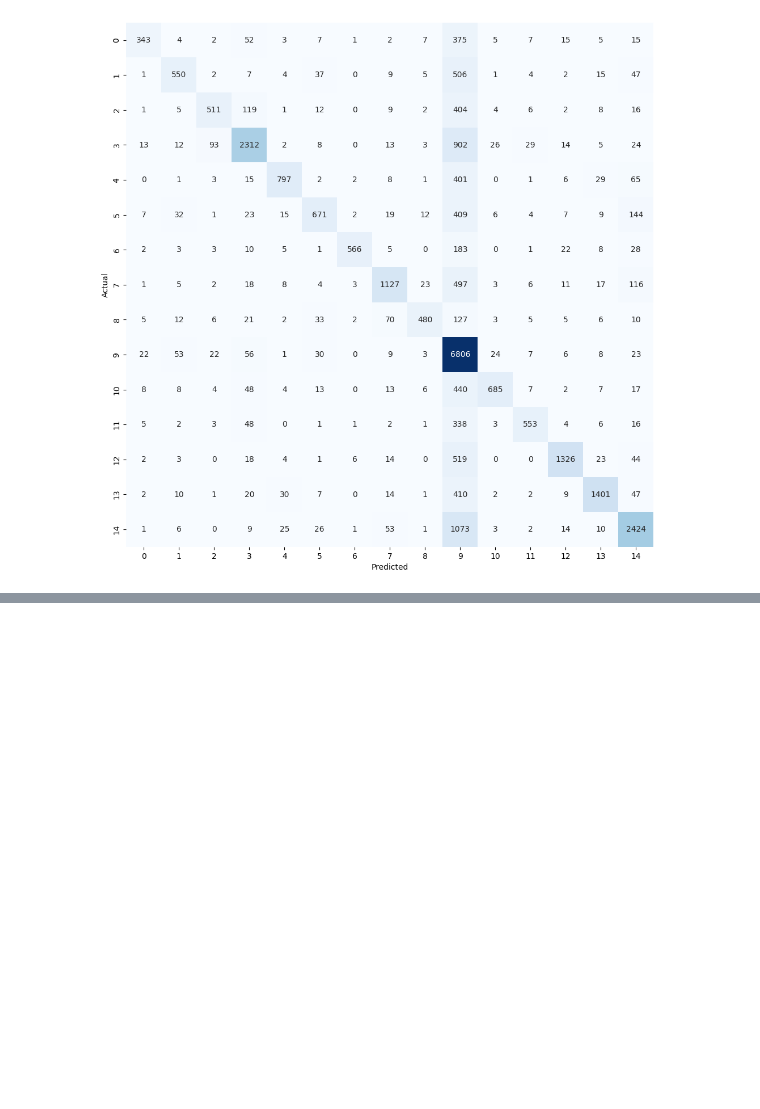
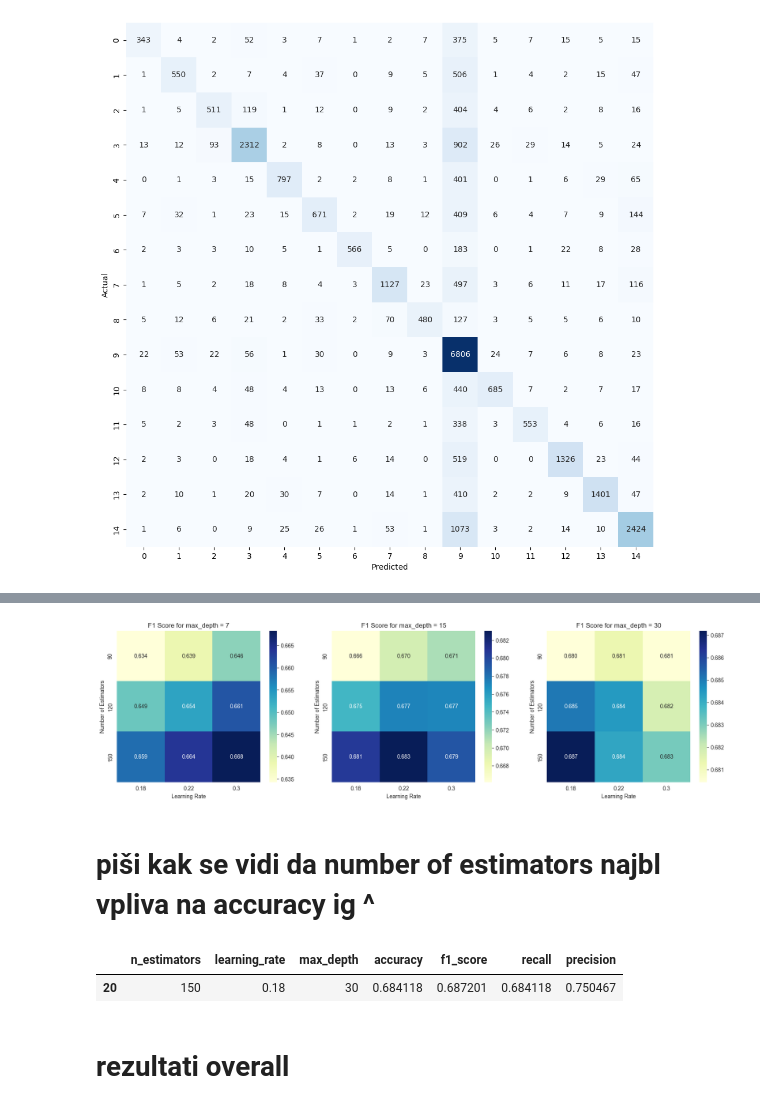
Before and after one commit to anapoklukar/text-classification-assignment, a Jupyter notebook: assignment2.ipynb, the cells around one changed output, grey strips where cells are left out. Saved outputs shown, nothing was run; the diff lists cells and outputs as text; code cells hidden in the pictures; blank space fills up the shorter version.

```diff
--- a/assignment2.ipynb
+++ b/assignment2.ipynb
@@ -355,0 +488,21 @@ KeyboardInterrupt:
+# %%
+from sklearn.model_selection import train_test_split
+from sklearn.feature_extraction.text import TfidfVectorizer
+from sklearn.ensemble import GradientBoostingClassifier
+from sklearn.metrics import classification_report, accuracy_score, f1_score
+import pandas as pd
+
+gb_classifier = GradientBoostingClassifier(n_estimators=70, learning_rate=0.2, max_depth=5, random_state=42
+                                           , min_samples_leaf=50, max_features='sqrt', min_samples_split=1500, subsample=0.8)
+gb_classifier.fit(X_train_vec, y_train)
+
+# Predict and evaluate the model
+predictions = gb_classifier.predict(X_test_vec)
+accuracy = accuracy_score(y_test, predictions)
+report = classification_report(y_test, predictions)
+
+print("Accuracy:", accuracy)
+print("Classification Report:\n", report)
+#get F1 score
+f1 = f1_score(y_test, predictions, average='weighted')
+print("F1 Score:", f1)
@@ -355,0 +645,33 @@ KeyboardInterrupt:
+# %%
+max_depth_values = report_gb_df['max_depth'].unique()
+plt.figure(figsize=(20,5))
+idx = 1
+# Creating a series of heatmaps
+for depth in max_depth_values:
+    # Filter the DataFrame for the current value of max_depth
+    temp_report_gb_df = report_gb_df[report_gb_df['max_depth'] == depth]
+
+    # Pivot the DataFrame to create a matrix suitable for heatmap
+    pivot_df = temp_report_gb_df.pivot(index='n_estimators', columns='learning_rate', values='f1_score')
+
+    # Create the heatmap
+    plt.subplot(1, 3, idx)
+    sns.heatmap(pivot_df, annot=True, fmt=".3f", cmap="YlGnBu")
+    plt.title(f'F1 Score for max_depth = {depth}')
+    plt.ylabel('Number of Estimators')
+    plt.xlabel('Learning Rate')
+    idx += 1
+
+plt.show()
+# %% [output]
+[figure, added]
+# %% [markdown]
+# piši kak se vidi da number of estimators najbl vpliva na accuracy ig ^
+# %%
+best_report_gb_df = report_gb_df.sort_values(by='f1_score', ascending=False).head(1)
+(best_report_gb_df)
+# %% [output]
+|  | n_estimators | learning_rate | max_depth | accuracy | f1_score | recall | precision |
+| 20 | 150 | 0.18 | 30 | 0.684118 | 0.687201 | 0.684118 | 0.750467 |
+# %% [markdown]
+# rezultati overall
```
Also changed, not shown: parts of 33 cells of this notebook, 2 other files.
